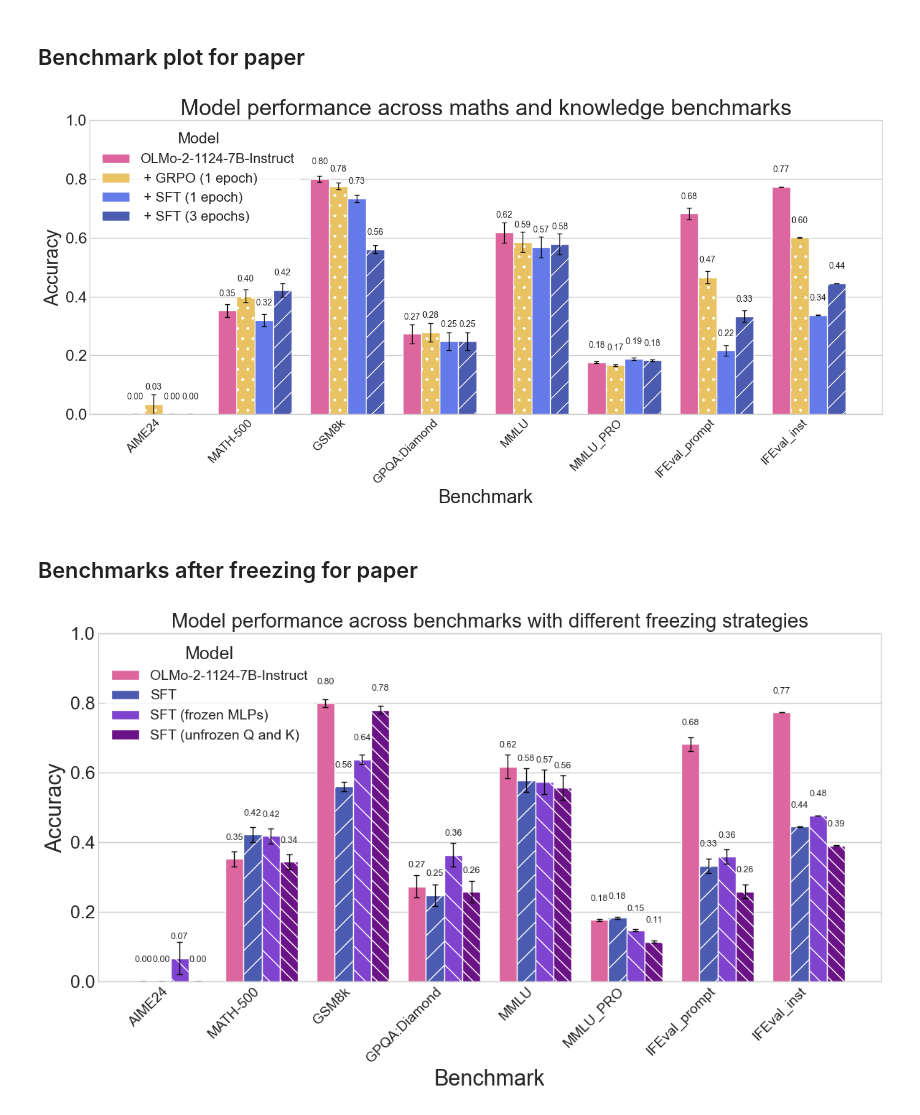
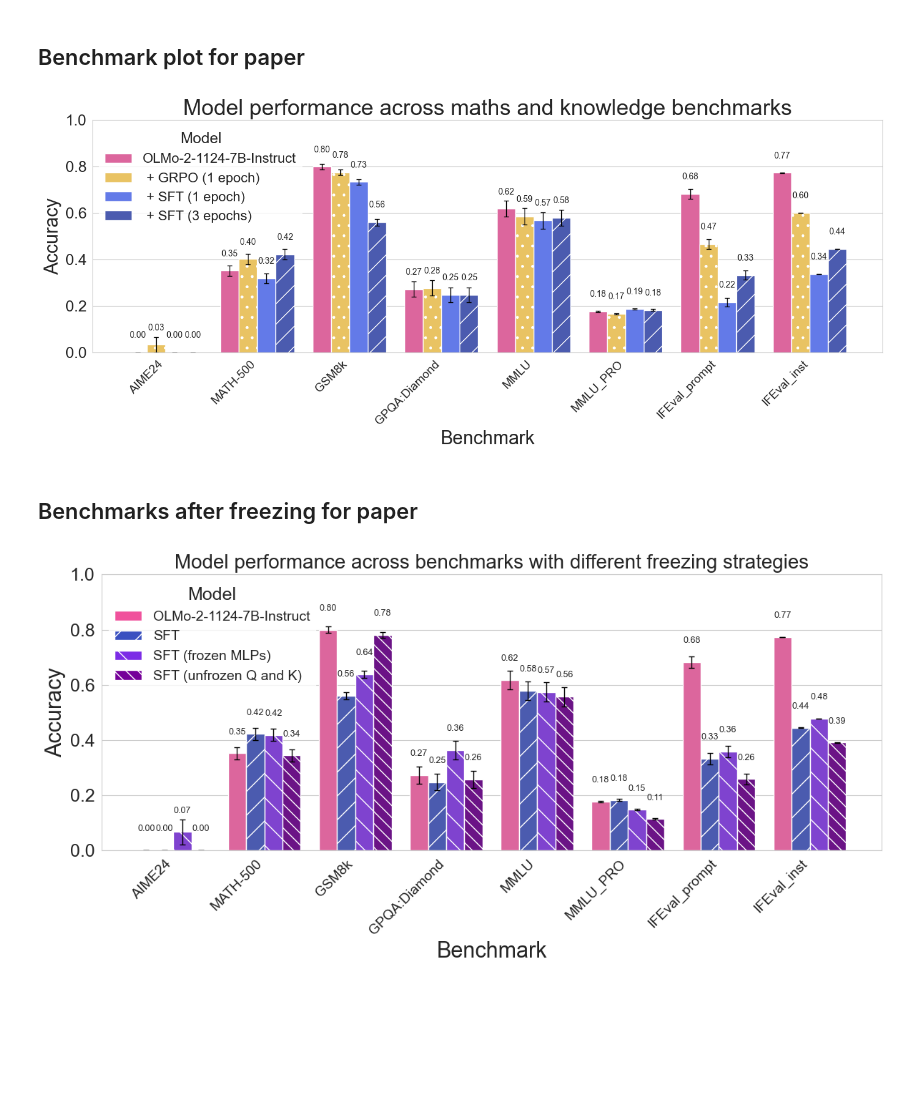
Before and after one commit to Neelectric/open-r1_olmo, a Jupyter notebook: random_data_viz.ipynb, the cells around one changed output. Cells and saved outputs as stored; diff of their text form; code cells hidden in the pictures; blank space fills up the shorter version.

Commit message:
graphing updates

```diff
--- a/random_data_viz.ipynb
+++ b/random_data_viz.ipynb
@@ -732,7 +732,7 @@ data = {
 df = pd.DataFrame(data)
 
 # Create the plot
-plt.figure(figsize=(14, 7))
+plt.figure(figsize=(14, 6))
 sns.set_style("whitegrid")
 
 # Custom color palette
@@ -782,34 +782,34 @@ for i, container in enumerate(original_containers):
     model_name = labels[i]
     std_devs = df[df['Model'] == model_name]['Std_Dev'].values
 
     # Add error bars at the correct x positions
     plt.errorbar(
         x=x_positions[i],
         y=df[df['Model'] == model_name]['Accuracy'].values,
         yerr=std_devs,
         fmt='none',
         ecolor='black',
         elinewidth=1,
         capsize=3
     )
 
 # Customize the rest of the plot
 plt.title("Model performance across maths and knowledge benchmarks", fontsize=26)
 plt.xlabel("Benchmark", fontsize=22)
 plt.ylabel("Accuracy", fontsize=22)
 plt.ylim(0, 1.0)
 plt.xticks(rotation=45, ha='right', fontsize=14)
 plt.yticks(fontsize=18)
 
 
 # Add value labels on the bars using original containers
 for container in original_containers:
     ax.bar_label(container, fmt='%.2f', fontsize=10, padding=15)  # Increased font size and padding
 
 plt.tight_layout()
 plt.savefig('figures/sec3/benchmarks.pdf', bbox_inches='tight')
 # %% [output]
-[figure, old version]
+[figure, new version]
 # %% [markdown]
 ## Benchmarks after freezing for paper
 # %%
@@ -817,6 +817,7 @@ import pandas as pd
 import matplotlib.pyplot as plt
 import seaborn as sns
 import numpy as np
+from matplotlib.patches import Patch
 
 # Create DataFrame from the new data with standard deviations
 data = {
@@ -886,7 +887,7 @@ df = pd.DataFrame(data)
 df['Model_Display'] = df['Model'].map(model_display_names)
 
 # Create the plot
-plt.figure(figsize=(12, 7))
+plt.figure(figsize=(12, 6))
 sns.set_style("whitegrid")
 
 custom_palette = {
@@ -906,9 +907,9 @@ handles, labels = ax.get_legend_handles_labels()
 original_containers = list(ax.containers)
 
 # Update the legend
-ax.legend(handles=handles, labels=labels, title="Model", loc='upper left',
-          fontsize=14, title_fontsize=18, frameon=True,
-          facecolor='white', edgecolor='white')
+# ax.legend(handles=handles, labels=labels, title="Model", loc='upper left',
+#           fontsize=14, title_fontsize=18, frameon=True,
+#           facecolor='white', edgecolor='white')
 
 # Apply hatching patterns using original containers
 for i, container in enumerate(original_containers):
@@ -921,6 +922,27 @@ for i, container in enumerate(original_containers):
     elif i == 3:  # SFT (unfrozen_qk)
         for bar in container:
             bar.set_hatch('\\\\')
+
+custom_patches = []
+for i, label in enumerate(labels):
+    color = custom_palette[label]
+    hatch_pattern = ''
+    if i == 1:  # SFT (3 epochs)
+        hatch_pattern = '/'
+    elif i == 2:  # SFT (frozen MLPs)
+        hatch_pattern = '\\'
+    elif i == 3:  # SFT (unfrozen Q and K)
+        hatch_pattern = '\\\\'
+    custom_patches.append(Patch(facecolor=color, hatch=hatch_pattern, label=label))
+
+# Add the new legend with custom patches
+ax.legend(handles=custom_patches, title="Model", loc='upper left',
+          fontsize=14, title_fontsize=18, frameon=True,
+          facecolor='white', edgecolor='white')
+
+
+
+
 
 # Now add error bars manually
 x_positions = []
@@ -966,4 +988,4 @@ for container in original_containers:
 plt.tight_layout()
 plt.savefig('figures/sec4/freezing.pdf', bbox_inches='tight')
 # %% [output]
-[figure, old version]
+[figure, new version]
```
Also changed, not shown: 5 other files.
